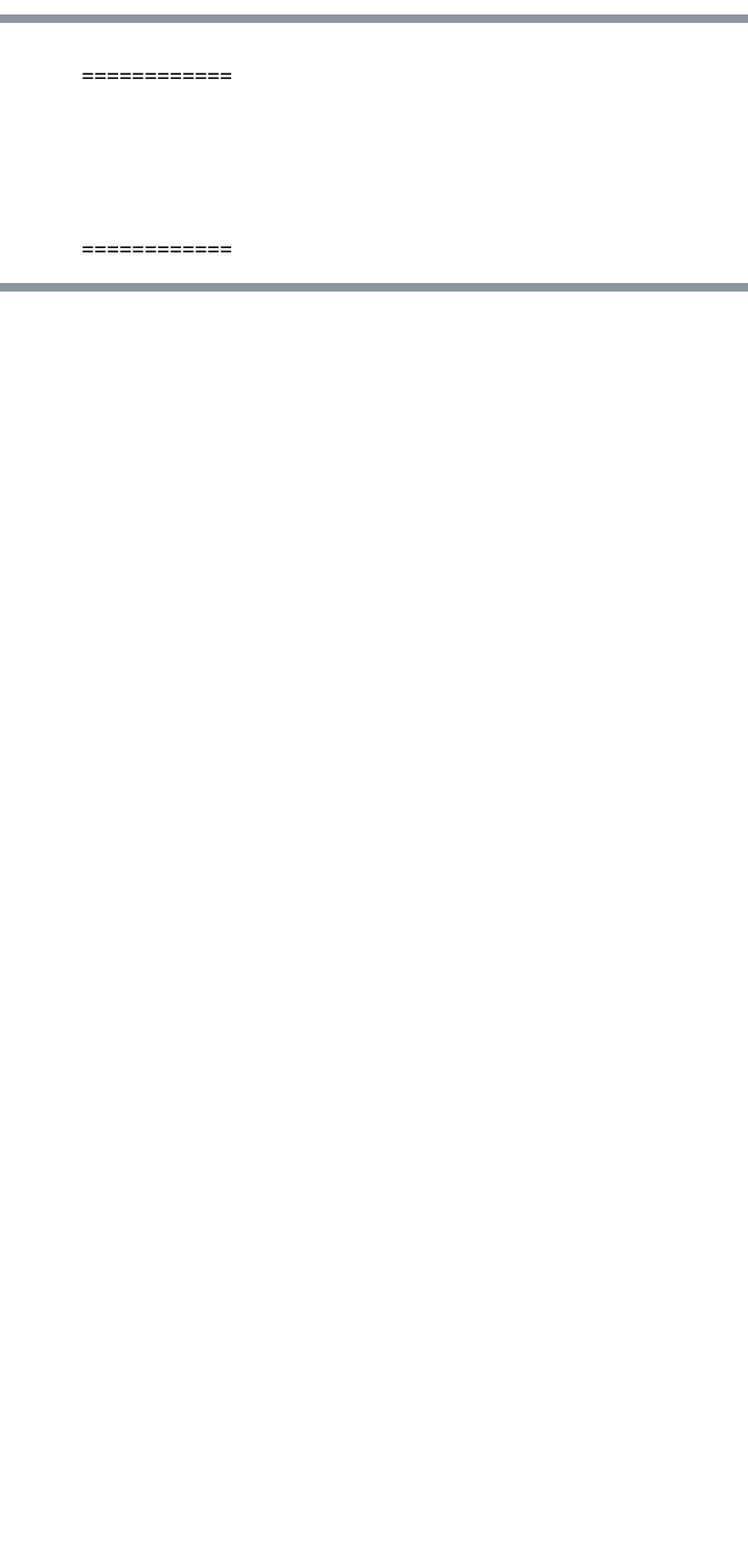
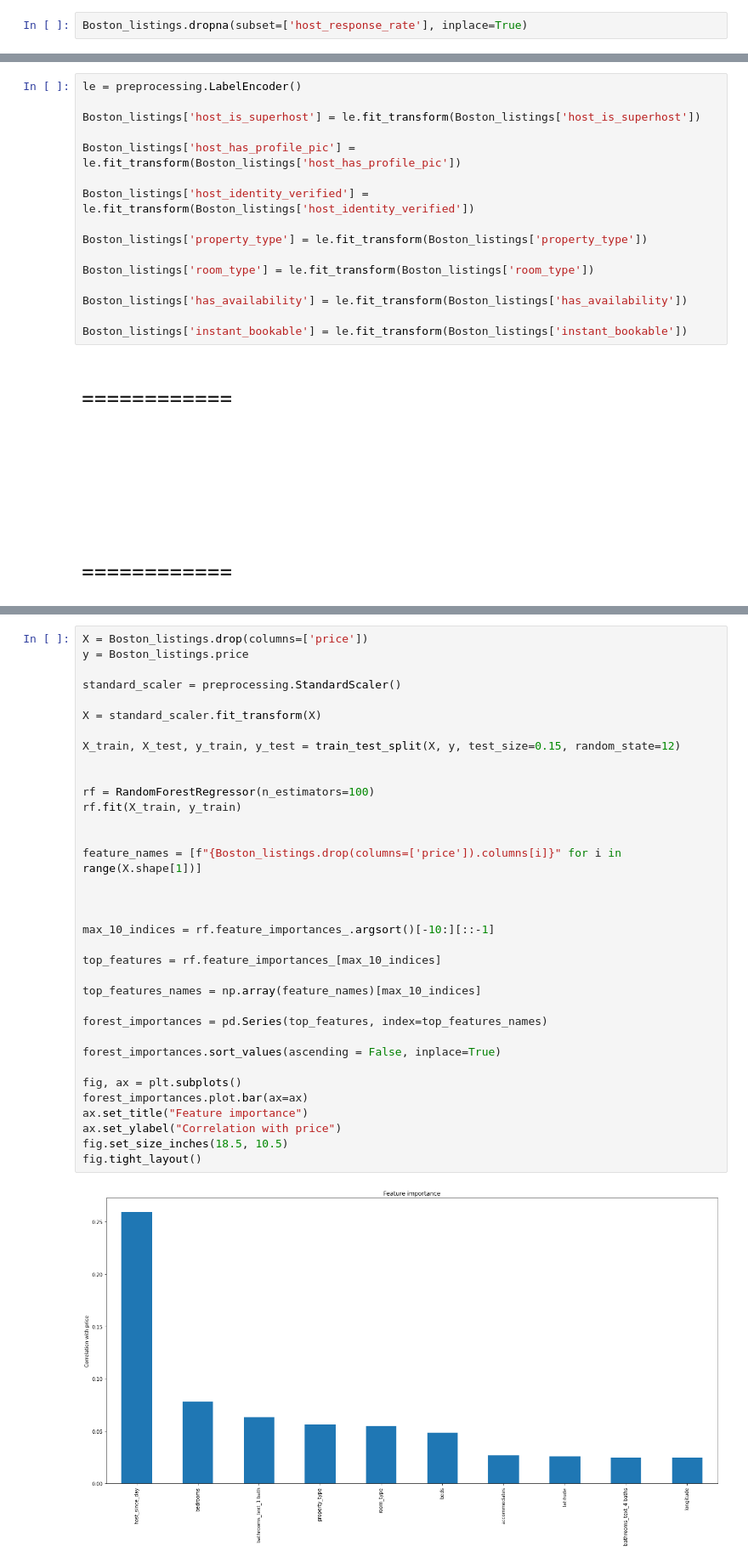
Before and after one commit to Abdulrahman-Almutlaq/AirBnb_EDA, a Jupyter notebook: DS.ipynb, the cells around one changed output, grey strips where cells are left out. Shown at 85% size. Saved outputs shown, nothing was run; the diff lists cells and outputs as text; blank space fills up the shorter version.

```diff
--- a/DS.ipynb
+++ b/DS.ipynb
@@ -264,3 +283,5 @@ Boston_listings[Boston_listings['host_response_rate'].isnull()]
+# %%
+Boston_listings.dropna(subset=['host_response_rate'], inplace=True)
 # %% [markdown]
 > Based on `listing_url` column, the `reviews_per_month` null values do not have reviews quite yet (or a handful) , thus subtituting the null values with 0 would the best option.
 # %%
@@ -337,6 +378,22 @@ for ind, row in Boston_listings.iterrows():
 > Dropping columns that we already processed
 # %%
 Boston_listings.drop(columns=['host_verifications', 'calendar_last_scraped', 'host_since','listing_url'], inplace=True)
+# %%
+le = preprocessing.LabelEncoder()
+
+Boston_listings['host_is_superhost'] = le.fit_transform(Boston_listings['host_is_superhost'])
+
+Boston_listings['host_has_profile_pic'] = le.fit_transform(Boston_listings['host_has_profile_pic'])
+
+Boston_listings['host_identity_verified'] = le.fit_transform(Boston_listings['host_identity_verified'])
+
+Boston_listings['property_type'] = le.fit_transform(Boston_listings['property_type'])
+
+Boston_listings['room_type'] = le.fit_transform(Boston_listings['room_type'])
+
+Boston_listings['has_availability'] = le.fit_transform(Boston_listings['has_availability'])
+
+Boston_listings['instant_bookable'] = le.fit_transform(Boston_listings['instant_bookable'])
 # %% [markdown]
 # ============
 <br><br><br><br><br><br>
@@ -343,0 +417,37 @@ Boston_listings.drop(columns=['host_verifications', 'calendar_last_scraped', 'ho
+# %%
+X = Boston_listings.drop(columns=['price'])
+y = Boston_listings.price
+
+standard_scaler = preprocessing.StandardScaler()
+
+X = standard_scaler.fit_transform(X)
+
+X_train, X_test, y_train, y_test = train_test_split(X, y, test_size=0.15, random_state=12)
+
+
+rf = RandomForestRegressor(n_estimators=100)
+rf.fit(X_train, y_train)
+
+
+feature_names = [f"{Boston_listings.drop(columns=['price']).columns[i]}" for i in range(X.shape[1])]
+
+
+
+max_10_indices = rf.feature_importances_.argsort()[-10:][::-1]
+
+top_features = rf.feature_importances_[max_10_indices]
+
+top_features_names = np.array(feature_names)[max_10_indices]
+
+forest_importances = pd.Series(top_features, index=top_features_names)
+
+forest_importances.sort_values(ascending = False, inplace=True)
+
+fig, ax = plt.subplots()
+forest_importances.plot.bar(ax=ax)
+ax.set_title("Feature importance")
+ax.set_ylabel("Correlation with price")
+fig.set_size_inches(18.5, 10.5)
+fig.tight_layout()
+# %% [output]
+[figure, added]
```
Also changed, not shown: parts of 13 cells of this notebook.
